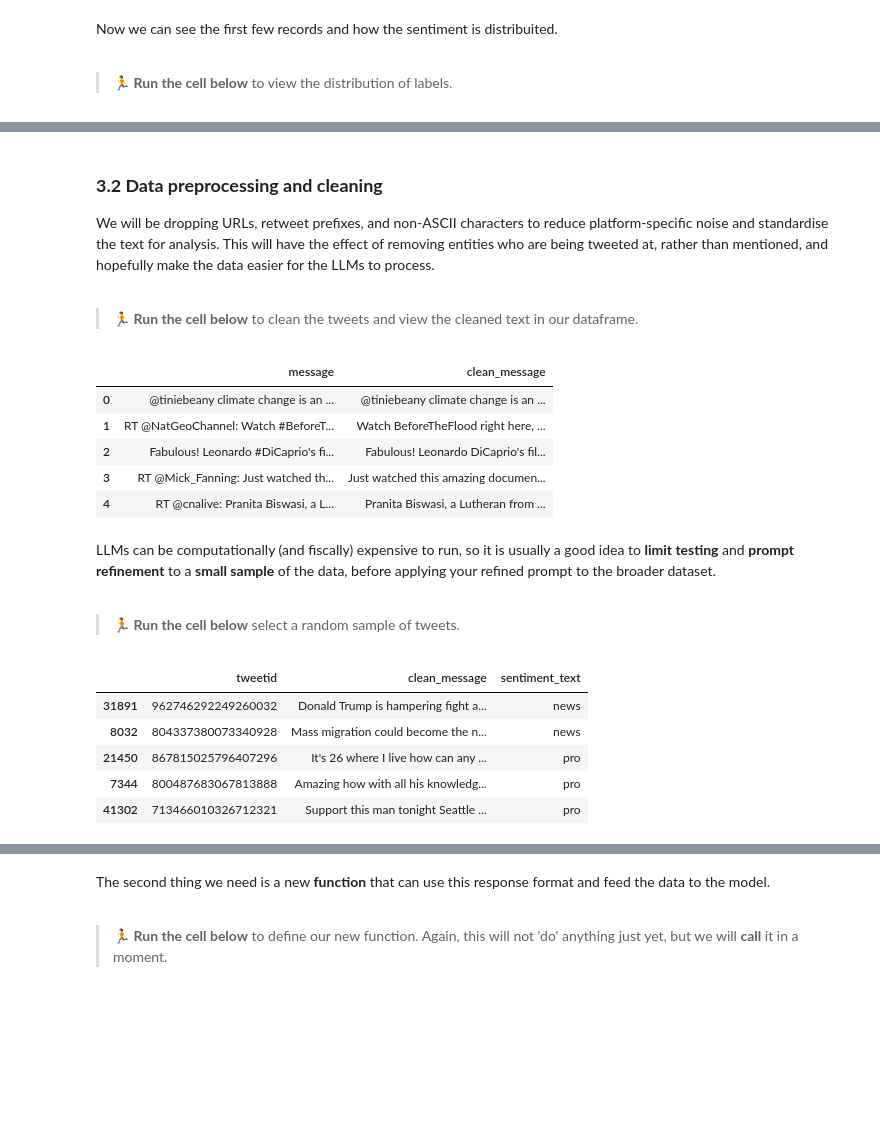
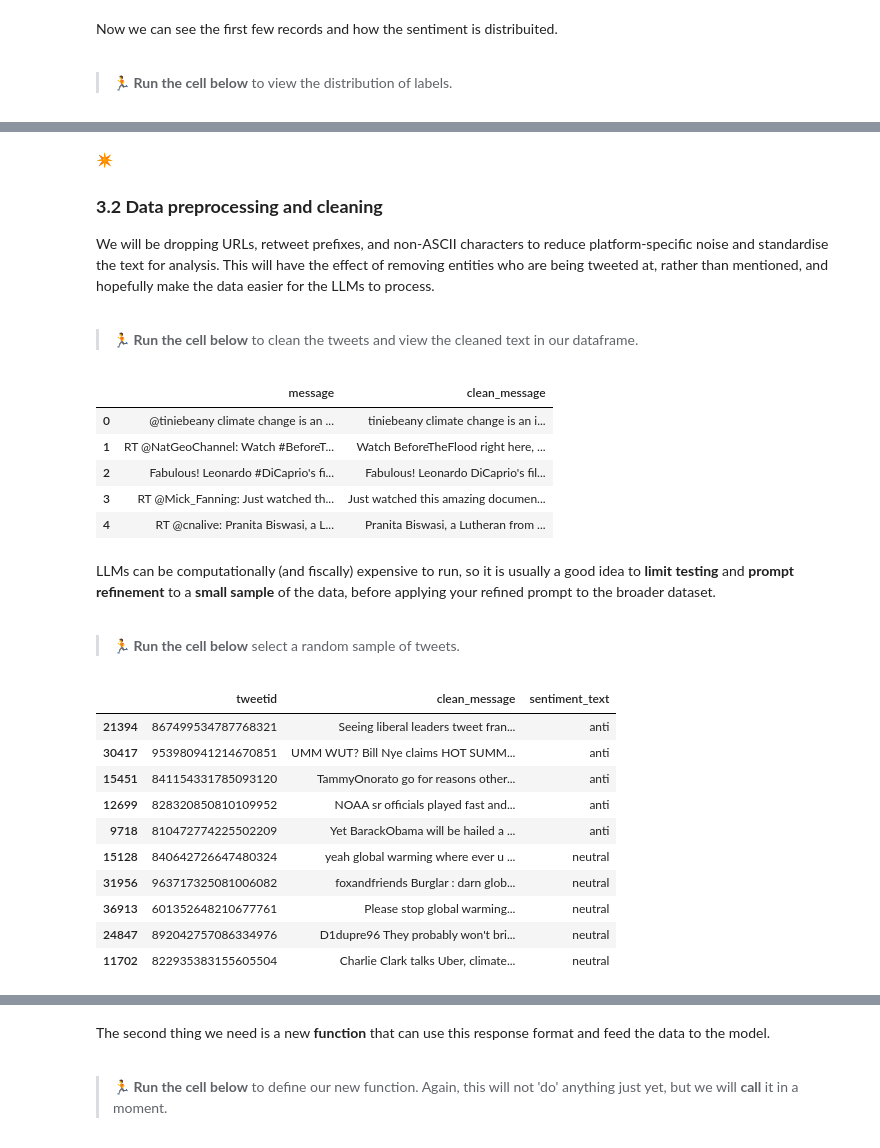
Before and after one commit to Fonzzy1/LLM-Workshop, a Jupyter notebook: workshop.ipynb, the cells around one changed output, grey strips where cells are left out. Cells and saved outputs as stored; diff of their text form; code cells hidden in the pictures; blank space fills up the shorter version.

```diff
--- a/workshop.ipynb
+++ b/workshop.ipynb
@@ -465,4 +474,6 @@ Text(0, 0.5, 'tweet count')
 # %% [markdown]
+✴
+
 ### **3.2 Data preprocessing and cleaning**
 
 We will be dropping URLs, retweet prefixes, and non-ASCII characters to reduce platform-specific noise and standardise the text for analysis. This will have the effect of removing entities who are being tweeted at, rather than mentioned, and hopefully make the data easier for the LLMs to process.
@@ -486,10 +497,13 @@ df['clean_message'] = df['clean_message'].str.replace('&amp;', 'and', regex=True
 # drop ascii characters
 df['clean_message'] = df['clean_message'].str.encode('ascii', 'ignore').str.decode('ascii')
 
+# remove @ symbols
+df['clean_message'] = df['clean_message'].str.replace('@', '', regex=True)
+
 df[['message', 'clean_message']].head()
 # %% [output]
 |  | message | clean_message |
-| 0 | @tiniebeany climate change is an ... | @tiniebeany climate change is an ... |
+| 0 | @tiniebeany climate change is an ... | tiniebeany climate change is an i... |
 | 1 | RT @NatGeoChannel: Watch #BeforeT... | Watch BeforeTheFlood right here, ... |
 | 2 | Fabulous! Leonardo #DiCaprio's fi... | Fabulous! Leonardo DiCaprio's fil... |
 | 3 | RT @Mick_Fanning: Just watched th... | Just watched this amazing documen... |
@@ -502,14 +516,18 @@ LLMs can be computationally (and fiscally) expensive to run, so it is usually a
 > 🏃 **Run the cell below** select a random sample of tweets.
 # %%
 # for testing -  take a sample
-
-df_samp = df.sample(n=5, random_state=66)
+df_samp = df.groupby('sentiment_text', group_keys=False).apply(lambda x: x.sample(min(len(x), 5), random_state=0))
 df_samp[['tweetid', 'clean_message', 'sentiment_text']].head(10)
 # %% [output]
 |  | tweetid | clean_message | sentiment_text |
-| 31891 | 962746292249260032 | Donald Trump is hampering fight a... | news |
-| 8032 | 804337380073340928 | Mass migration could become the n... | news |
-| 21450 | 867815025796407296 | It's 26 where I live how can any ... | pro |
-| 7344 | 800487683067813888 | Amazing how with all his knowledg... | pro |
-| 41302 | 713466010326712321 | Support this man tonight Seattle ... | pro |
+| 21394 | 867499534787768321 | Seeing liberal leaders tweet fran... | anti |
+| 30417 | 953980941214670851 | UMM WUT? Bill Nye claims HOT SUMM... | anti |
+| 15451 | 841154331785093120 | TammyOnorato go for reasons other... | anti |
+| 12699 | 828320850810109952 | NOAA sr officials played fast and... | anti |
+| 9718 | 810472774225502209 | Yet BarackObama will be hailed a ... | anti |
+| 15128 | 840642726647480324 | yeah global warming where ever u ... | neutral |
+| 31956 | 963717325081006082 | foxandfriends Burglar : darn glob... | neutral |
+| 36913 | 601352648210677761 | Please stop global warming... | neutral |
+| 24847 | 892042757086334976 | D1dupre96 They probably won't bri... | neutral |
+| 11702 | 822935383155605504 | Charlie Clark talks Uber, climate... | neutral |
 # %% [markdown]
```
Also changed, not shown: parts of 36 cells of this notebook.
